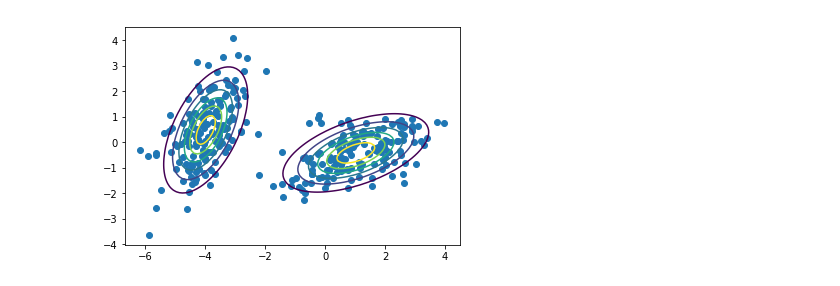
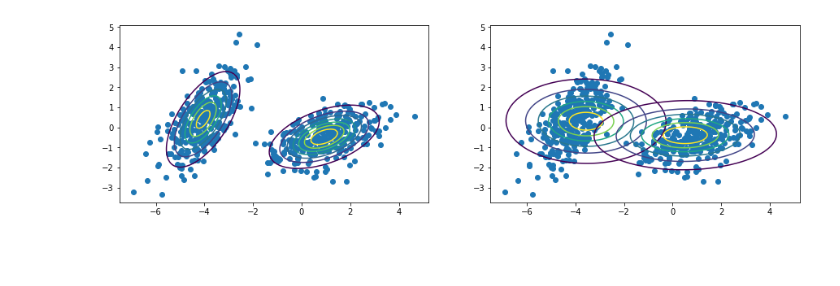
Before and after one commit to NekuSakuraba/my_capstone_research, a Jupyter notebook: subjects/em/multivariate t - draft06 - Mixtures.ipynb, the cells around one changed output. Saved outputs shown, nothing was run; the diff lists cells and outputs as text; code cells hidden in the pictures; blank space fills up the shorter version.

```diff
--- a/subjects/em/multivariate t - draft06 - Mixtures.ipynb
+++ b/subjects/em/multivariate t - draft06 - Mixtures.ipynb
@@ -12,7 +11,7 @@ from multivariate_util import *
 from matplotlib.animation import FuncAnimation, ArtistAnimation
 import matplotlib.pyplot as plt
 # %%
-size = 150
+size = 300
 
 actual_mu01  = [-4, .4]
 actual_cov01 = [[.40, 0], [.7, 1.55]]
@@ -185,7 +56,7 @@ l.append(likelihood)
 for j in range(1):
     t = MultivariateTMixture(2)
     t.fit(x01)
-    for i in range(50):
+    for i in range(60):
         t.iterate(x01)
 
         if t.log_likelihood(x01) > likelihood:
@@ -222,31 +93,32 @@ plt.show()
-# %%
-result = []
-for idx, mix in enumerate(t.mixes):
-    result.append(mix.pdf(x02) * t.pi[idx])
-result = np.array(result)
-# %%
-t = best
 # %%
 xmin, xmax = min(x01.T[0]), max(x01.T[0])
 ymin, ymax = min(x01.T[1]), max(x01.T[1])
 
 x, y = np.mgrid[xmin:xmax:.1, ymin:ymax:.1]
 xy   = np.column_stack([x.ravel(), y.ravel()])
 
 z = {}
 for idx, mix in enumerate(t.mixes):
     z[idx] = mix.pdf(xy)
-#z[0] = np.array(t.pdf(xy))
-#z[0] = z[0].sum(axis=0)
 
+plt.figure(figsize=(15, 4))
+
+plt.subplot(121)
 plt.scatter(x01.T[0], x01.T[1])
+for _ in z.values():
+    plt.contour(x, y, np.reshape(_, x.shape))
 
+z = {}
+for idx, mix in enumerate(best.mixes):
+    z[idx] = mix.pdf(xy)
+plt.subplot(122)
+plt.scatter(x01.T[0], x01.T[1])
 for _ in z.values():
     plt.contour(x, y, np.reshape(_, x.shape))
 
 plt.show()
 # %% [output]
-[figure, old version]
+[figure, new version]
 # %%
 fig = plt.figure()
 ax = fig.add_subplot(111)
```
Also changed, not shown: parts of 10 cells of this notebook.
